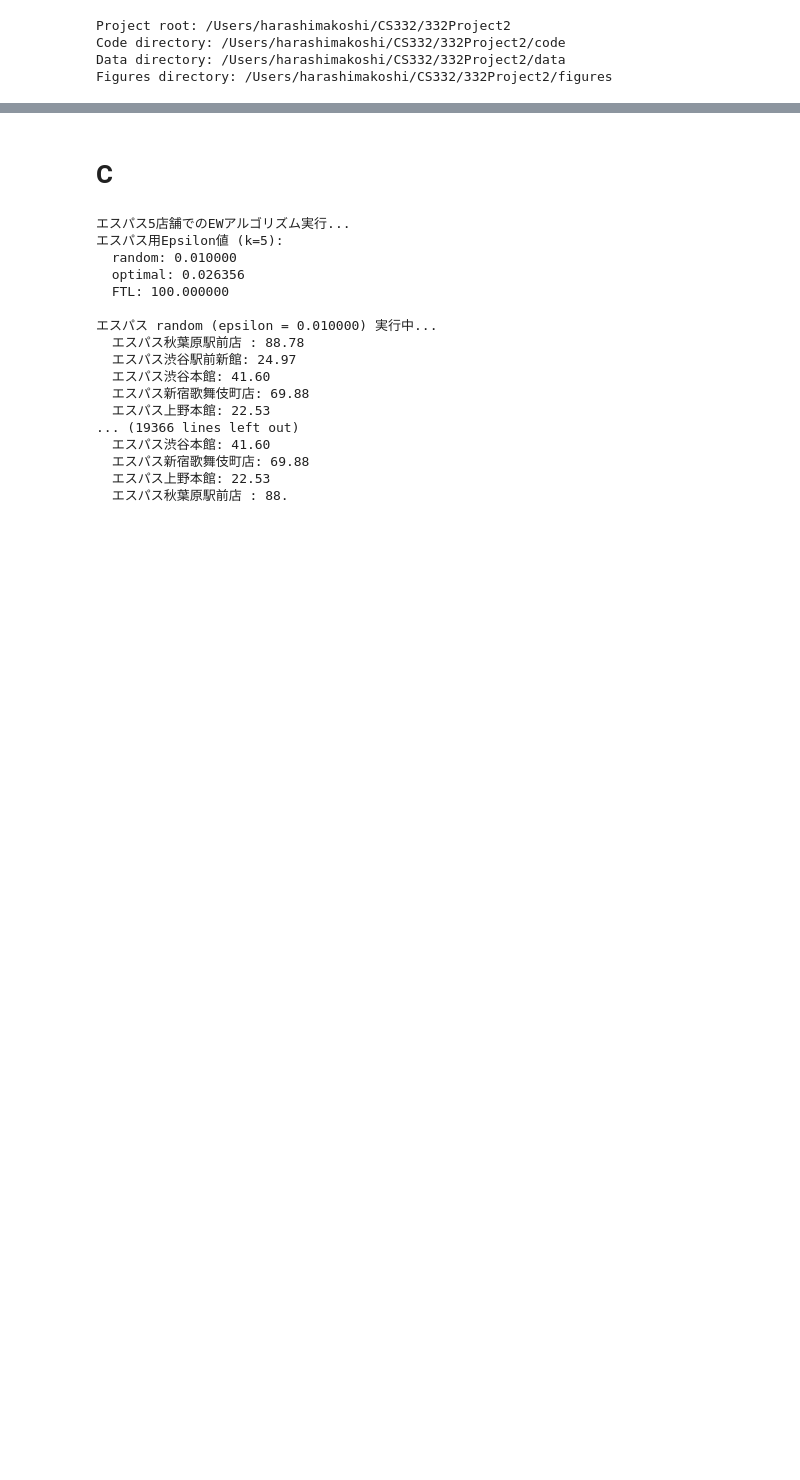
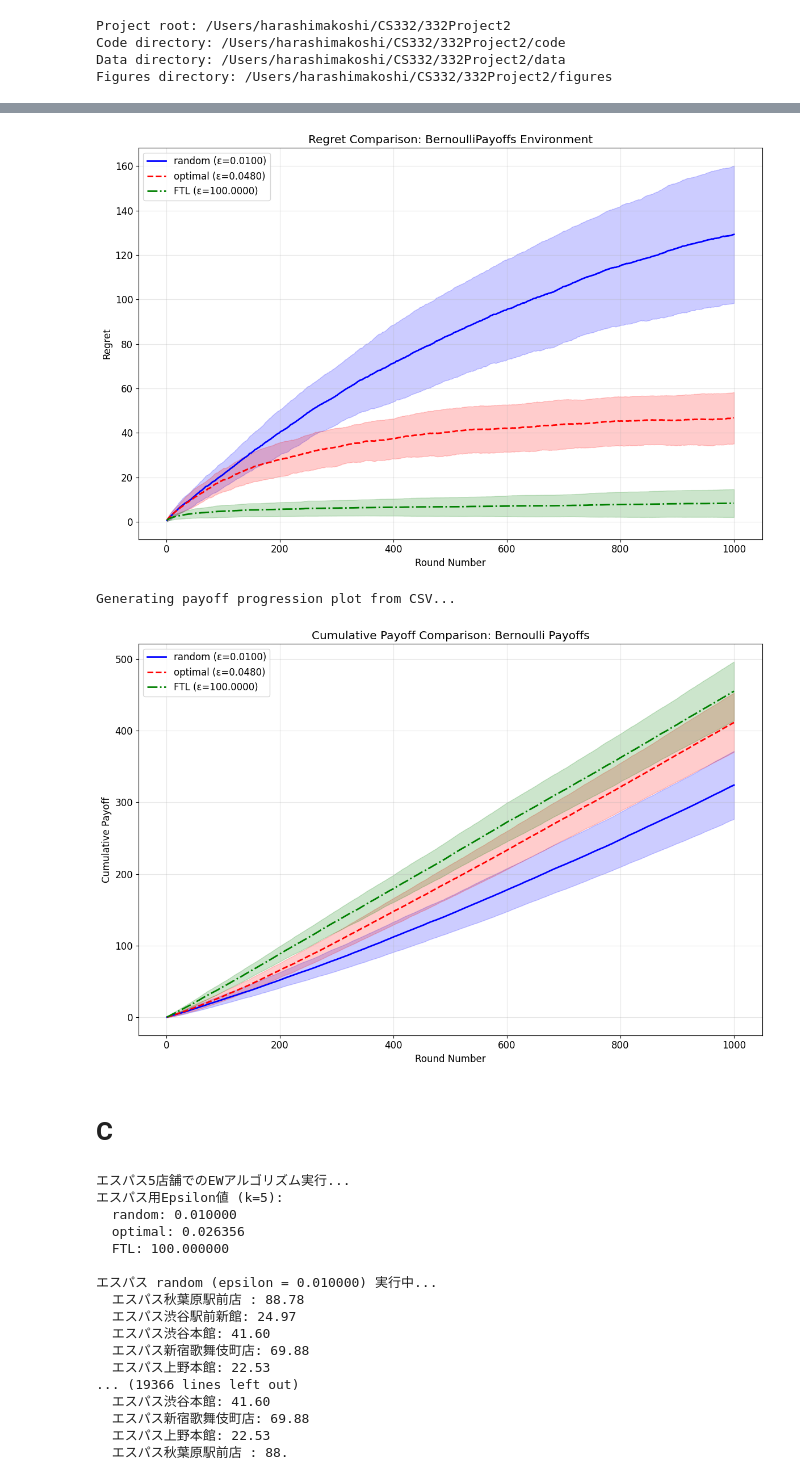
Before and after one commit to KoshiHarashima/CS332, a Jupyter notebook: 332Project2/code/final_analysis.ipynb, the cells around one changed output, grey strips where cells are left out. Cells and saved outputs as stored; diff of their text form; code cells hidden in the pictures; blank space fills up the shorter version.

```diff
--- a/332Project2/code/final_analysis.ipynb
+++ b/332Project2/code/final_analysis.ipynb
@@ -497,3 +261,19 @@ Rank data saved to /Users/harashimakoshi/CS332/332Project2/data/bernoulli_rank_a
+# %%
+# Import visualization functions and run plots
+import visualization
+
+# Load the data
+bernoulli_df = pd.read_csv(bernoulli_csv_path)
+
+# Use the plot_regret_comparison function from visualization.py
+visualization.plot_regret_comparison(bernoulli_df, 'BernoulliPayoffs Environment', 'bernoulli_regret_comparison.png')
+
+# Plot payoff progression from CSV data
+visualization.plot_payoff_comparison(bernoulli_df, "Bernoulli Payoffs", "bernoulli_payoff_progression.png")
+# %% [output]
+[figure, added]
+Generating payoff progression plot from CSV...
+[figure, added]
 # %% [markdown]
 # C
 # %%
```
Also changed, not shown: parts of 18 cells of this notebook, 35 other files.
